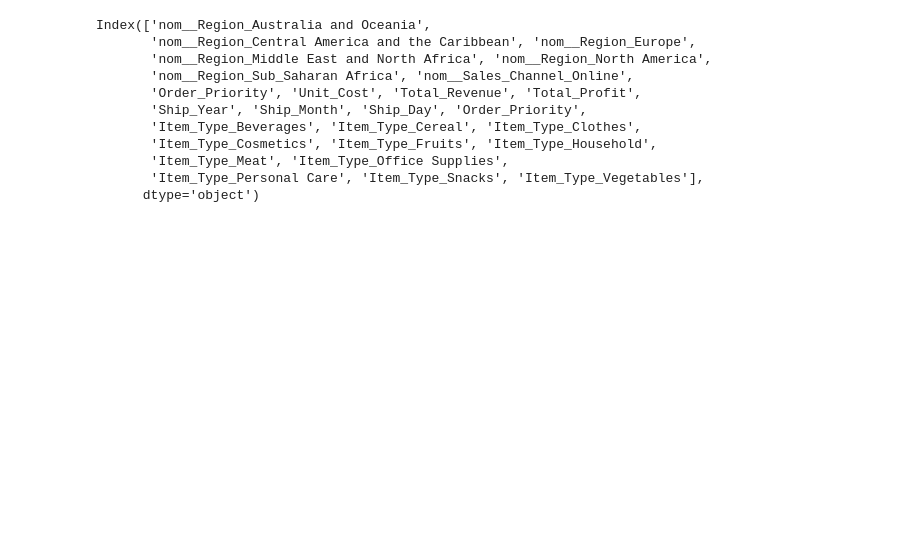
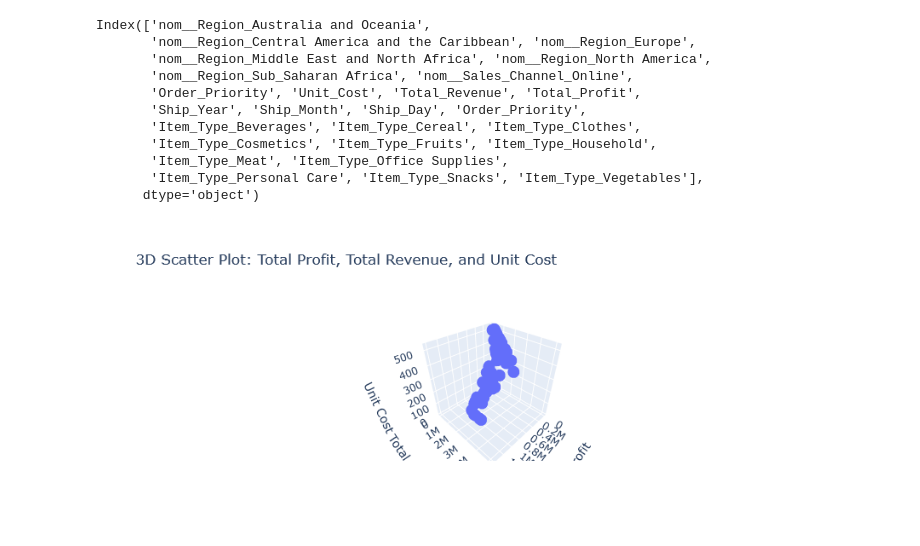
Before and after one commit to anshravalll/Datapractice, a Jupyter notebook: DS_2_Ansh_Raval/Code/sales_lasso.ipynb, the cells around one changed output. Cells and saved outputs as stored; diff of their text form; code cells hidden in the pictures; blank space fills up the shorter version.

```diff
--- a/DS_2_Ansh_Raval/Code/sales_lasso.ipynb
+++ b/DS_2_Ansh_Raval/Code/sales_lasso.ipynb
@@ -298,3 +301,13 @@ Index(['nom__Region_Australia and Oceania',
        'Item_Type_Meat', 'Item_Type_Office Supplies',
        'Item_Type_Personal Care', 'Item_Type_Snacks', 'Item_Type_Vegetables'],
       dtype='object')
+# %%
+import plotly.express as px
+fig = px.scatter_3d(df, x='Total_Profit', y='Total_Revenue', z='Unit_Cost',
+                    title="3D Scatter Plot: Total Profit, Total Revenue, and Unit Cost",
+                    labels={'Total_Profit': 'Total Profit', 'Total_Revenue': 'Total Revenue', 'Unit_Cost': 'Unit Cost'})
+
+# Show the plot
+fig.show()
+# %% [output]
+[figure, added]
```
Also changed, not shown: parts of 4 cells of this notebook.
